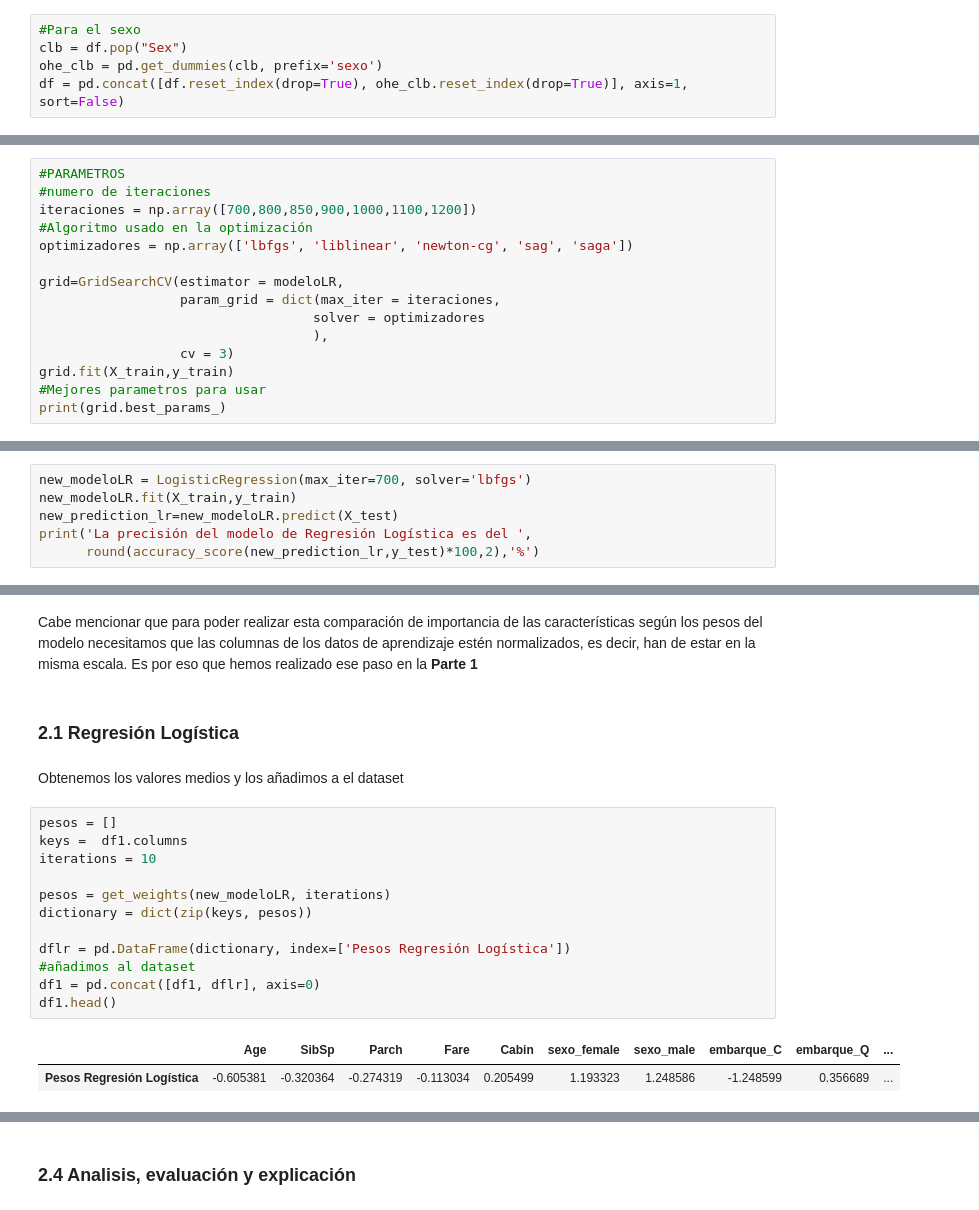
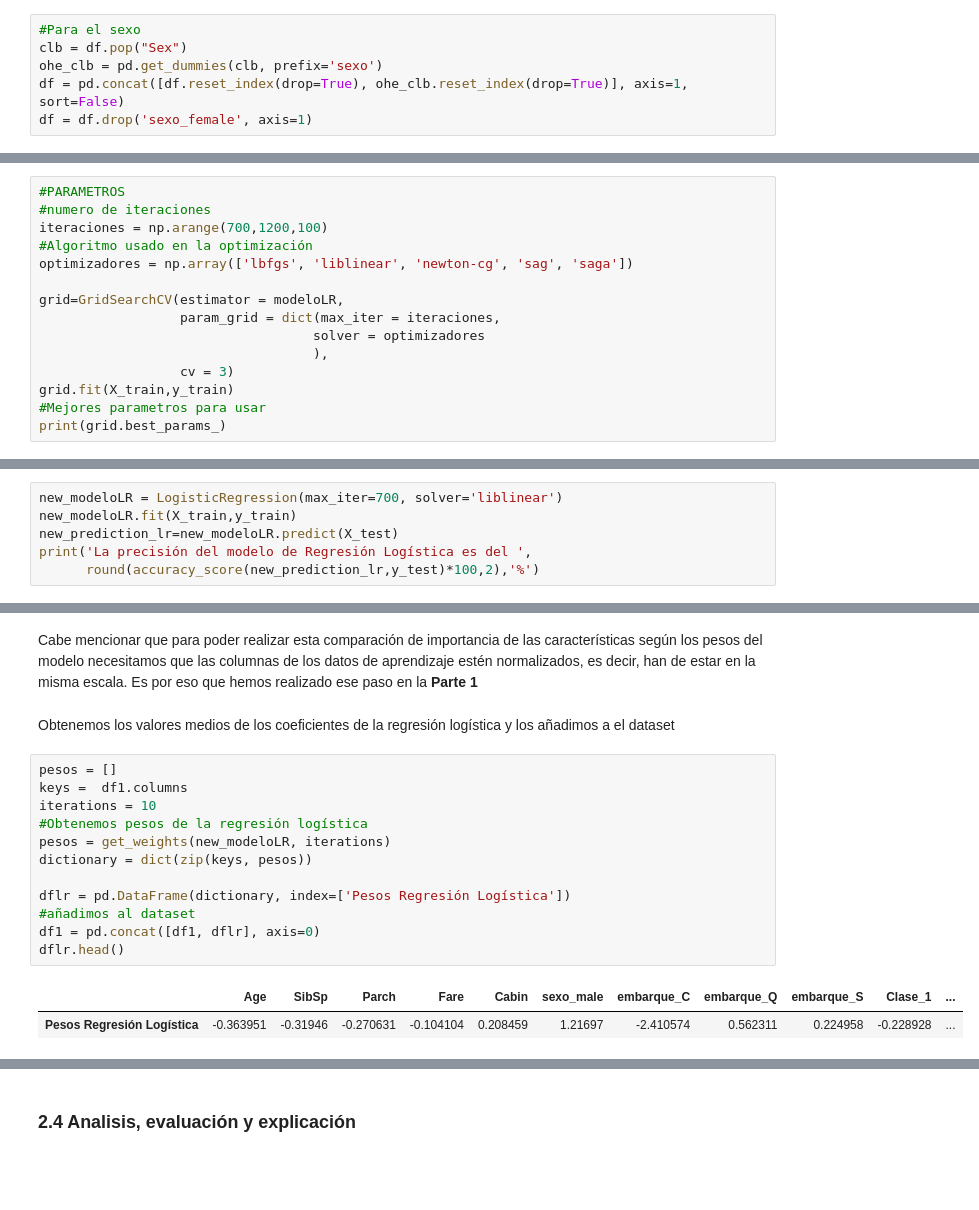
Before and after one commit to diegofes18/ia_2022, a Jupyter notebook: Practica2/TitanicPrediction.ipynb, the cells around one changed output, grey strips where cells are left out. Saved outputs shown, nothing was run; the diff lists cells and outputs as text; blank space fills up the shorter version.

```diff
--- a/Practica2/TitanicPrediction.ipynb
+++ b/Practica2/TitanicPrediction.ipynb
@@ -113,6 +114,7 @@ Realizaremos esto con las columnas '*Sex*', '*Embarked*' y '*Pclass*'
 clb = df.pop("Sex")
 ohe_clb = pd.get_dummies(clb, prefix='sexo')
 df = pd.concat([df.reset_index(drop=True), ohe_clb.reset_index(drop=True)], axis=1, sort=False)
+df = df.drop('sexo_female', axis=1)
 # %%
 #Para el Embarque
 clb = df.pop("Embarked")
@@ -266,7 +270,7 @@ Esto se puede realizar haciendo uso de la libreria **GridSearchCV**
 # %%
 #PARAMETROS
 #numero de iteraciones
-iteraciones = np.array([700,800,850,900,1000,1100,1200])
+iteraciones = np.arange(700,1200,100)
 #Algoritmo usado en la optimización
 optimizadores = np.array(['lbfgs', 'liblinear', 'newton-cg', 'sag', 'saga'])
 
@@ -283,7 +287,7 @@ print(grid.best_params_)
 # %% [markdown]
 Una vez que optimizamos los parámetros posibles (a pesar de que la libreria cuente con más posiblilidades nosotros contemplamos estos) pasamos a crear el modelo de regresión logística definitivo.
 # %%
-new_modeloLR = LogisticRegression(max_iter=700, solver='lbfgs')
+new_modeloLR = LogisticRegression(max_iter=700, solver='liblinear')
 new_modeloLR.fit(X_train,y_train)
 new_prediction_lr=new_modeloLR.predict(X_test)
 print('La precisión del modelo de Regresión Logística es del ',
@@ -445,23 +449,21 @@ def get_weights(modelo, num_iter):
     return weights
 # %% [markdown]
 Cabe mencionar que para poder realizar esta comparación de importancia de las características según los pesos del modelo necesitamos que las columnas de los datos de aprendizaje estén normalizados, es decir, han de estar en la misma escala. Es por eso que hemos realizado ese paso en la **Parte 1**
-# %% [markdown]
-### 2.1 Regresión Logística
 # %% [markdown]
-Obtenemos los valores medios y los añadimos a el dataset
+Obtenemos los valores medios de los coeficientes de la regresión logística y los añadimos a el dataset
 # %%
 pesos = []
 keys =  df1.columns
 iterations = 10
-
+#Obtenemos pesos de la regresión logística
 pesos = get_weights(new_modeloLR, iterations)
 dictionary = dict(zip(keys, pesos))
 
 dflr = pd.DataFrame(dictionary, index=['Pesos Regresión Logística'])
 #añadimos al dataset
 df1 = pd.concat([df1, dflr], axis=0)
-df1.head()
+dflr.head()
 # %% [output]
-|  | Age | SibSp | Parch | Fare | Cabin | sexo_female | sexo_male | embarque_C | embarque_Q | ... |
-| Pesos Regresión Logística | -0.605381 | -0.320364 | -0.274319 | -0.113034 | 0.205499 | 1.193323 | 1.248586 | -1.248599 | 0.356689 | ... |
+|  | Age | SibSp | Parch | Fare | Cabin | sexo_male | embarque_C | embarque_Q | embarque_S | Clase_1 | ... |
+| Pesos Regresión Logística | -0.363951 | -0.31946 | -0.270631 | -0.104104 | 0.208459 | 1.21697 | -2.410574 | 0.562311 | 0.224958 | -0.228928 | ... |
 # %% [markdown]
```
Also changed, not shown: parts of 41 cells of this notebook, 2 other files.
